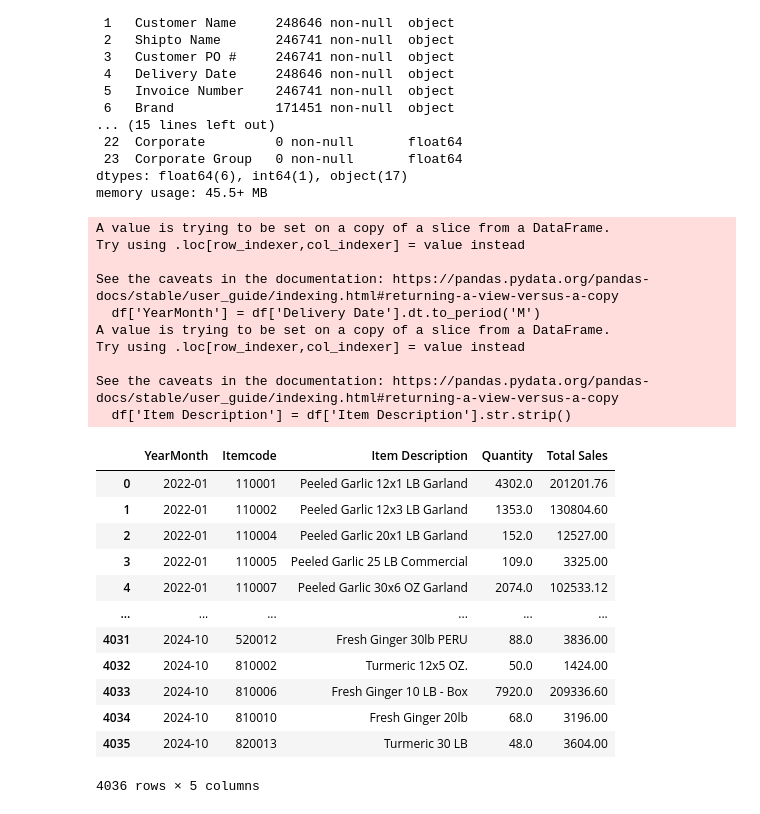
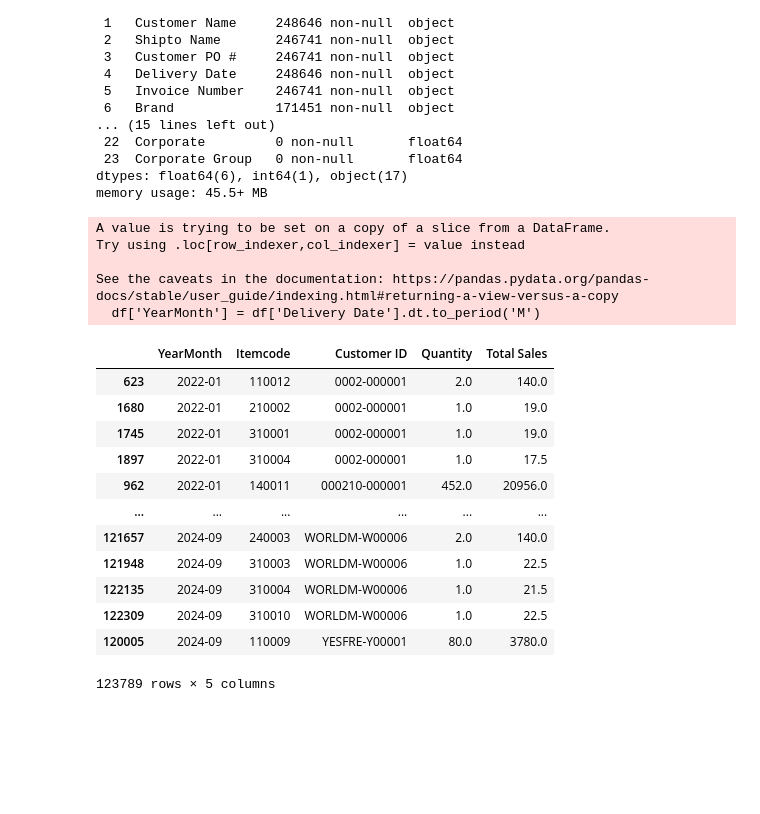
Before and after one commit to Garland-AI/sales-prediction, a Jupyter notebook: notebook/sales_prediction.ipynb, the cells around one changed output. Saved outputs shown, nothing was run; the diff lists cells and outputs as text; code cells hidden in the pictures; blank space fills up the shorter version.

```diff
--- a/notebook/sales_prediction.ipynb
+++ b/notebook/sales_prediction.ipynb
@@ -35,6 +35,7 @@ memory usage: 45.5+ MB
 
 # Convert 'Delivery Date' to datetime
 df['Delivery Date'] = pd.to_datetime(df['Delivery Date'], errors='coerce')
+
 df = df.dropna(subset=['Delivery Date'])
 
 # Extract the month and year from 'Delivery Date'
@@ -45,6 +46,8 @@ df['YearMonth'] = df['Delivery Date'].dt.to_period('M')
 # Remove trailing whitespace from 'Item Description'
 df['Item Description'] = df['Item Description'].str.strip()
 
+df['Customer ID'] = df['Customer ID'].str.strip()
+
 # Extracting unique item codes and descriptions
 item_dict = df.drop_duplicates(subset=['Itemcode']).set_index('Itemcode')['Item Description'].to_dict()
 # %% [output]
@@ -53,37 +56,39 @@ Try using .loc[row_indexer,col_indexer] = value instead
 
 See the caveats in the documentation: https://pandas.pydata.org/pandas-docs/stable/user_guide/indexing.html#returning-a-view-versus-a-copy
   df['YearMonth'] = df['Delivery Date'].dt.to_period('M')
-A value is trying to be set on a copy of a slice from a DataFrame.
-Try using .loc[row_indexer,col_indexer] = value instead
-
-See the caveats in the documentation: https://pandas.pydata.org/pandas-docs/stable/user_guide/indexing.html#returning-a-view-versus-a-copy
-  df['Item Description'] = df['Item Description'].str.strip()
 # %%
 # Assuming your DataFrame is named df
 
 # Group by 'YearMonth' and 'Itemcode'
-grouped = df.groupby(['YearMonth', 'Itemcode']).agg({
-    'Item Description': 'first',
+grouped = df.groupby(['YearMonth', 'Itemcode' , 'Customer ID']).agg({
     'Quantity': 'sum',
     'Total Sales': 'sum'
 }).reset_index()
 
 # Sort the result by 'YearMonth' and 'Itemcode'
-grouped = grouped.sort_values(by=['YearMonth', 'Itemcode'])
+grouped = grouped.sort_values(by=['YearMonth', 'Customer ID' ,  'Itemcode'])
+
+# Define the current month
+current_month = pd.Period.now('M')
+
+# Filter out the data for the current month
+grouped= grouped[grouped['YearMonth'] != current_month]
+
+grouped = grouped[grouped['Customer ID'] != '']
 
 grouped
 #810006 is 378269.10 in last
 # %% [output]
-|  | YearMonth | Itemcode | Item Description | Quantity | Total Sales |
-| 0 | 2022-01 | 110001 | Peeled Garlic 12x1 LB Garland | 4302.0 | 201201.76 |
-| 1 | 2022-01 | 110002 | Peeled Garlic 12x3 LB Garland | 1353.0 | 130804.60 |
-| 2 | 2022-01 | 110004 | Peeled Garlic 20x1 LB Garland | 152.0 | 12527.00 |
-| 3 | 2022-01 | 110005 | Peeled Garlic 25 LB Commercial | 109.0 | 3325.00 |
-| 4 | 2022-01 | 110007 | Peeled Garlic 30x6 OZ Garland | 2074.0 | 102533.12 |
+|  | YearMonth | Itemcode | Customer ID | Quantity | Total Sales |
+| 623 | 2022-01 | 110012 | 0002-000001 | 2.0 | 140.0 |
+| 1680 | 2022-01 | 210002 | 0002-000001 | 1.0 | 19.0 |
+| 1745 | 2022-01 | 310001 | 0002-000001 | 1.0 | 19.0 |
+| 1897 | 2022-01 | 310004 | 0002-000001 | 1.0 | 17.5 |
+| 962 | 2022-01 | 140011 | 000210-000001 | 452.0 | 20956.0 |
 | ... | ... | ... | ... | ... | ... |
-| 4031 | 2024-10 | 520012 | Fresh Ginger 30lb PERU | 88.0 | 3836.00 |
-| 4032 | 2024-10 | 810002 | Turmeric 12x5 OZ. | 50.0 | 1424.00 |
-| 4033 | 2024-10 | 810006 | Fresh Ginger 10 LB - Box | 7920.0 | 209336.60 |
-| 4034 | 2024-10 | 810010 | Fresh Ginger 20lb | 68.0 | 3196.00 |
-| 4035 | 2024-10 | 820013 | Turmeric 30 LB | 48.0 | 3604.00 |
+| 121657 | 2024-09 | 240003 | WORLDM-W00006 | 2.0 | 140.0 |
+| 121948 | 2024-09 | 310003 | WORLDM-W00006 | 1.0 | 22.5 |
+| 122135 | 2024-09 | 310004 | WORLDM-W00006 | 1.0 | 21.5 |
+| 122309 | 2024-09 | 310010 | WORLDM-W00006 | 1.0 | 22.5 |
+| 120005 | 2024-09 | 110009 | YESFRE-Y00001 | 80.0 | 3780.0 |
-4036 rows × 5 columns
+123789 rows × 5 columns
```
Also changed, not shown: parts of 10 cells of this notebook, 1 other file.
